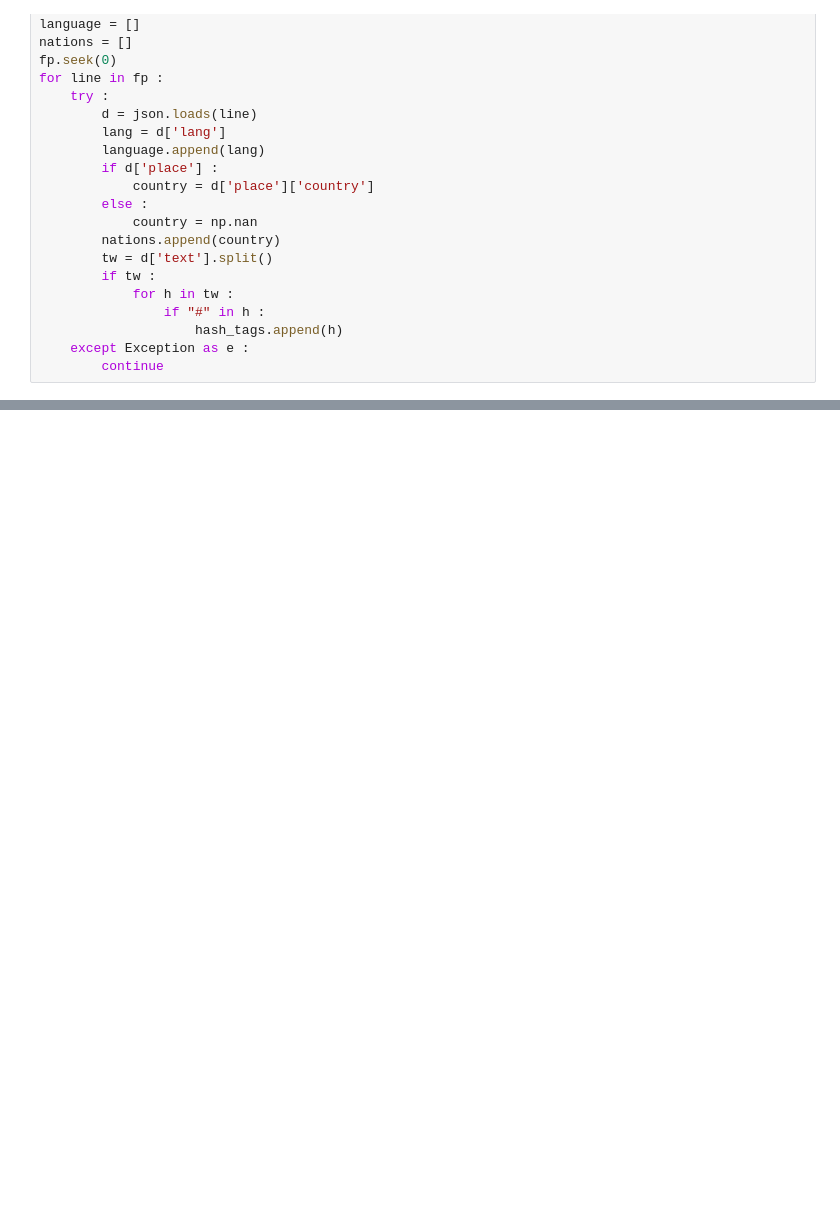
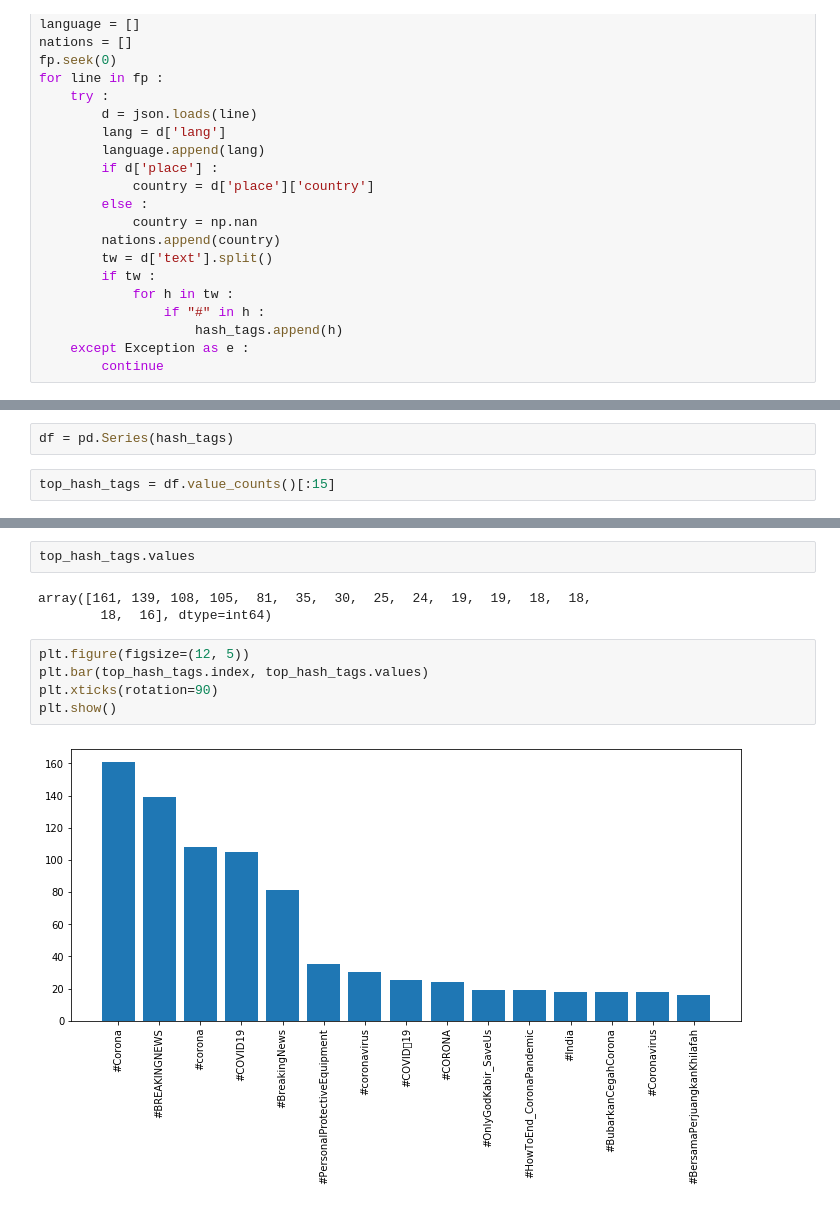
Before and after one commit to sachinyadav3496/Machine_Learning_Workshop, a Jupyter notebook: Notebooks/Twitter.ipynb, the cells around one changed output, grey strips where cells are left out. Cells and saved outputs as stored; diff of their text form; blank space fills up the shorter version.

```diff
--- a/Notebooks/Twitter.ipynb
+++ b/Notebooks/Twitter.ipynb
@@ -158,0 +166,4 @@ plt.show()
+# %%
+df = pd.Series(hash_tags)
+# %%
+top_hash_tags = df.value_counts()[:15]
@@ -158,0 +197,12 @@ plt.show()
+# %%
+top_hash_tags.values
+# %% [output]
+array([161, 139, 108, 105,  81,  35,  30,  25,  24,  19,  19,  18,  18,
+        18,  16], dtype=int64)
+# %%
+plt.figure(figsize=(12, 5))
+plt.bar(top_hash_tags.index, top_hash_tags.values)
+plt.xticks(rotation=90)
+plt.show()
+# %% [output]
+[figure, added]
```
Also changed, not shown: parts of 18 cells of this notebook, 13 other files.
